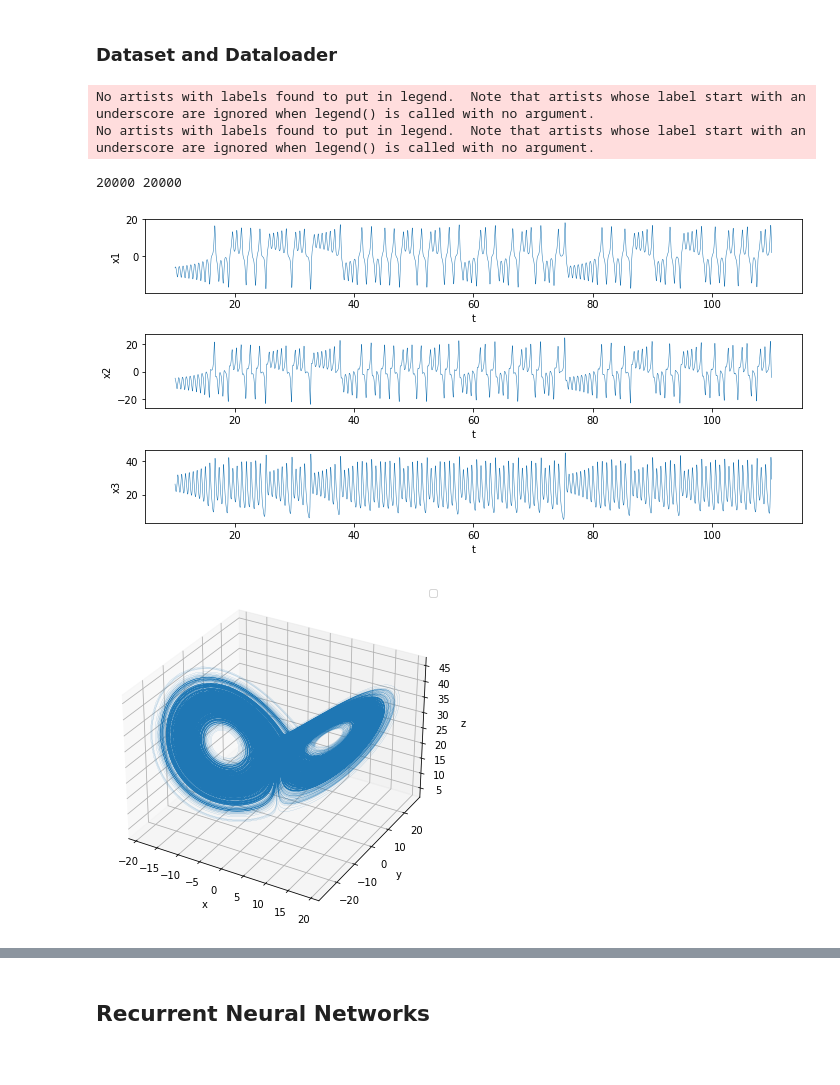
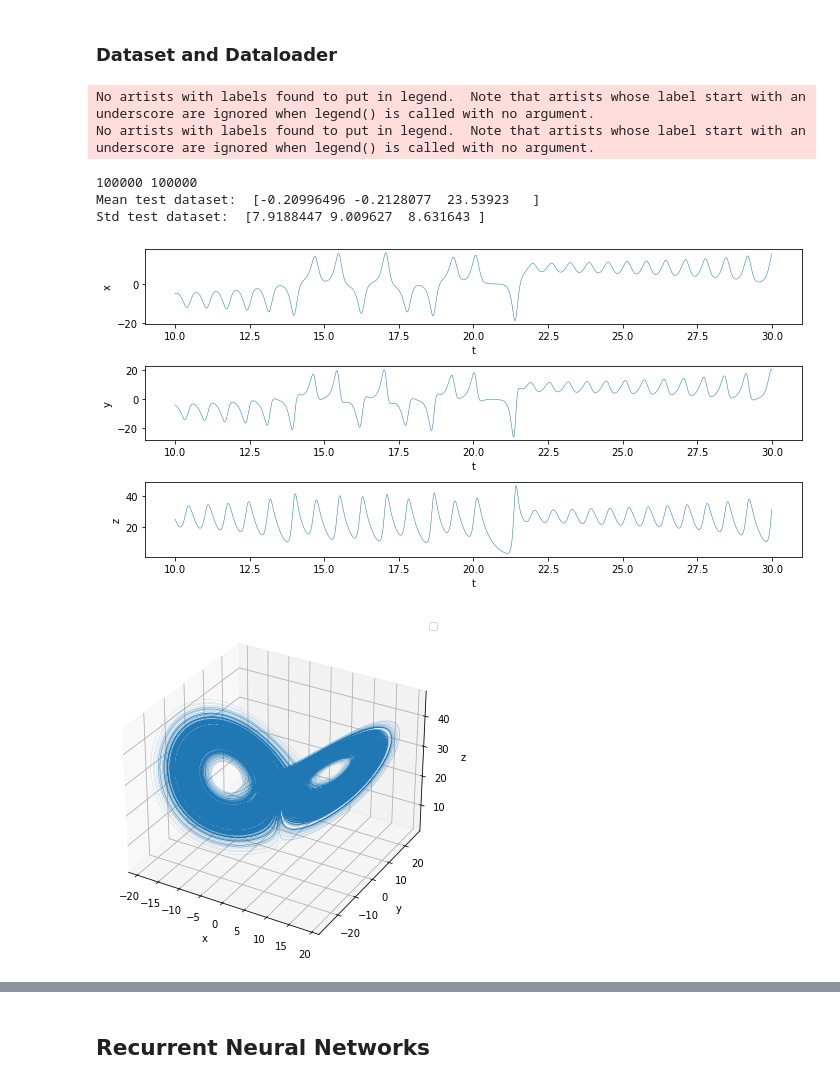
Before and after one commit to lupoalberto98/Physical-Informed-Dynamical-Systems, a Jupyter notebook: src/main.ipynb, the cells around one changed output, grey strips where cells are left out. Cells and saved outputs as stored; diff of their text form; code cells hidden in the pictures.

```diff
--- a/src/main.ipynb
+++ b/src/main.ipynb
@@ -290,16 +325,16 @@ fig = plot_2dPhaseDiagram(us_vp, us2, filename="images/phase_diagram_vanderPol.p
 ### Parameters and systems
 # %%
 ### Parameters
-dt = 0.01
-train_steps = 100000
-val_steps = 20000
-test_steps = 20000
-seq_len = 100
+dt = 0.002
+train_steps = 500000
+val_steps = 100000
+test_steps = 100000
+seq_len = 101
 feedforward_steps = 1
-discard = 1000
+discard = int(10/dt)
 sigma = None # standard deviation
 include_time = False
-convolution = False
+
 
 ### Systems
 ## Lorenz63
@@ -353,38 +388,47 @@ test_dataset, t_test = GenerateDynSystem(state0, true_system, dt, test_steps, di
 batch_size = 20
 train_filename = "datasets/train_"+true_system.__class__.__name__+"_steps"+str(train_steps)+"_dt"+str(dt)+"_sigma"+str(sigma)+".csv"
 
-train_states = DynSysDataset(train_filename, seq_len=seq_len, dt=dt, tau=1,convolution=convolution)
+train_states = DynSysDataset(train_filename, seq_len=seq_len, dt=dt, tau=1)
 t_train = train_states.time
 train_dataset = train_states.dataset
 train_dataloader = DataLoader(train_states, batch_size=batch_size, num_workers=0, shuffle=True)
 
 val_filename = "datasets/val_"+true_system.__class__.__name__+"_steps"+str(val_steps)+"_dt"+str(dt)+"_sigma"+str(sigma)+".csv"
-val_states = DynSysDataset(train_filename, seq_len=seq_len, dt=dt, tau=1,convolution=convolution)
+val_states = DynSysDataset(train_filename, seq_len=seq_len, dt=dt, tau=1)
 t_val = val_states.time
 val_dataset = val_states.dataset
 val_dataloader = DataLoader(val_states, batch_size=batch_size, num_workers=0, shuffle=False)
 
 test_filename = "datasets/test_"+true_system.__class__.__name__+"_steps"+str(test_steps)+"_dt"+str(dt)+"_sigma"+str(sigma)+".csv"
-test_states = DynSysDataset(test_filename, seq_len=seq_len, dt=dt, tau=1,convolution=convolution)
+test_states = DynSysDataset(test_filename, seq_len=seq_len, dt=dt, tau=1)
 t_test = test_states.time
 test_dataset = test_states.dataset
 test_dataloader = DataLoader(test_states, batch_size=batch_size, num_workers=0, shuffle=True)
 
 ### Plot dataset
 # Train dataset
 #rk4 = RK4(dt, true_system)
 #eul = Eul(dt, true_system)
 #train_dataset = eul(train_dataset)
 name_dyn_data = "images/dynamics_"+true_system.__class__.__name__+".png"
 name_train_attractor = "images/attractor_"+true_system.__class__.__name__+".png"
 name_test_attractor = "images/attractor_test_"+true_system.__class__.__name__+".png"
 train_dynamics = plot_trajectory(train_dataset, time=t_train, n_var=3, labels=["x","y","z"], filename = name_dyn_data, prediction_steps=10000)
 train_attractor = plot_3Dtrajectory(train_dataset, filename = name_train_attractor)
 test_attractor = plot_3Dtrajectory(test_dataset, filename = name_test_attractor)
 print(test_dataset.shape[0], t_test.shape[0])
+
+# Statistics test dataset
+mean_test_dataset = np.mean(test_dataset.detach().cpu().numpy(), axis=0)
+std_test_dataset = np.std(test_dataset.detach().cpu().numpy(), axis=0)
+
+print("Mean test dataset: ", mean_test_dataset)
+print("Std test dataset: ", std_test_dataset)
 # %% [output]
 No artists with labels found to put in legend.  Note that artists whose label start with an underscore are ignored when legend() is called with no argument.
 No artists with labels found to put in legend.  Note that artists whose label start with an underscore are ignored when legend() is called with no argument.
-20000 20000
+100000 100000
+Mean test dataset:  [-0.20996496 -0.2128077  23.53923   ]
+Std test dataset:  [7.9188447 9.009627  8.631643 ]
-[figure, old version]
+[figure, new version]
-[figure, old version]
+[figure, new version]
```
Also changed, not shown: parts of 40 cells of this notebook, 11 other files.
